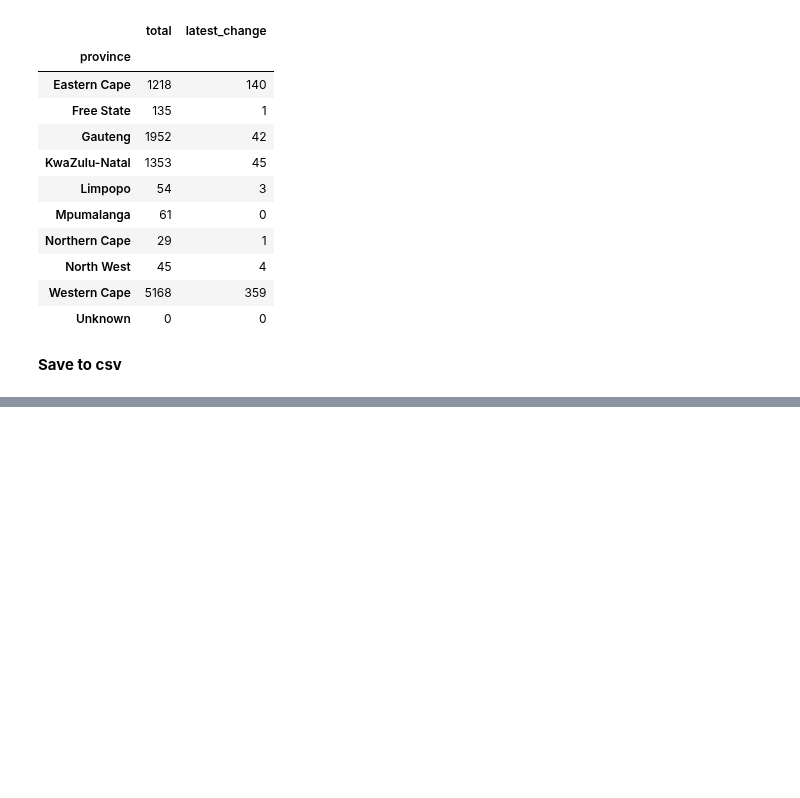
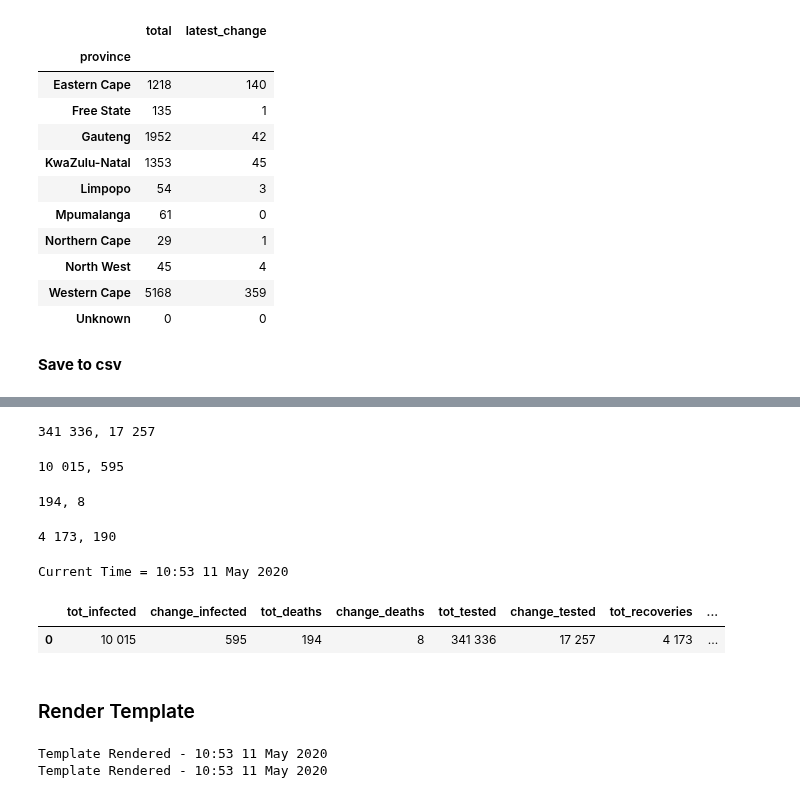
Before and after one commit to SimonRosen173/Covid19SAData, a Jupyter notebook: Data_Preprocessing_Neater.ipynb, the cells around one changed output, grey strips where cells are left out. Cells and saved outputs as stored; diff of their text form; code cells hidden in the pictures; blank space fills up the shorter version.

Commit message:
Updated data. Added python file (update_site.py) to update site automatically. Note: update_site.py only includes preprocessing code for now

```diff
--- a/Data_Preprocessing_Neater.ipynb
+++ b/Data_Preprocessing_Neater.ipynb
@@ -550,0 +573,41 @@ confirmed_by_prov_total.to_csv('data/tot_provinces.csv')
+# %%
+tot_tested = zero_space(tests_data.tail(1).iloc[0]['cum_no'].astype(int))
+change_tested = zero_space(tests_data.tail(1).iloc[0]['daily_no'].astype(int))
+print(tot_tested + ", " + change_tested)
+# %% [output]
+341 336, 17 257
+# %%
+tot_infected = zero_space(confirmed_data.tail(1).iloc[0]['cum_no'].astype(int))
+change_infected = zero_space(confirmed_data.tail(1).iloc[0]['daily_no'].astype(int))
+print(tot_infected + ", " + change_infected)
+# %% [output]
+10 015, 595
+# %%
+tot_deaths = zero_space(deaths_data.tail(1).iloc[0]['cum_no'].astype(int))
+change_deaths = zero_space(deaths_data['daily_no'].tail(1).iloc[0].astype(int))
+print(tot_deaths + ", " + change_deaths)
+# %% [output]
+194, 8
+# %%
+tot_recoveries = zero_space(recovered_data.tail(1).iloc[0]['cum_no'].astype(int))
+change_recoveries = zero_space(recovered_data.tail(1).iloc[0]['daily_no'].astype(int))
+print(tot_recoveries + ", " + change_recoveries)
+# %% [output]
+4 173, 190
+# %%
+from datetime import datetime
+now = datetime.now()
+current_time = now.strftime("%H:%M %d %B %Y")
+print("Current Time =", current_time)
+# %% [output]
+Current Time = 10:53 11 May 2020
+# %%
+gen_data = pd.DataFrame(dict(tot_infected=[tot_infected], change_infected=[change_infected],
+                             tot_deaths=[tot_deaths], change_deaths=[change_deaths],
+                             tot_tested=[tot_tested], change_tested=[change_tested],
+                             tot_recoveries=[tot_recoveries], change_recoveries=[change_recoveries],
+                             datetime_updated=[current_time]))
+gen_data
+# %% [output]
+|  | tot_infected | change_infected | tot_deaths | change_deaths | tot_tested | change_tested | tot_recoveries | ... |
+| 0 | 10 015 | 595 | 194 | 8 | 341 336 | 17 257 | 4 173 | ... |
@@ -550,0 +616,8 @@ confirmed_by_prov_total.to_csv('data/tot_provinces.csv')
+# %% [markdown]
+### Render Template
+# %%
+import template_renderer as tr
+tr.render_all()
+# %% [output]
+Template Rendered - 10:53 11 May 2020
+Template Rendered - 10:53 11 May 2020
```
Also changed, not shown: parts of 4 cells of this notebook, 32 other files.
